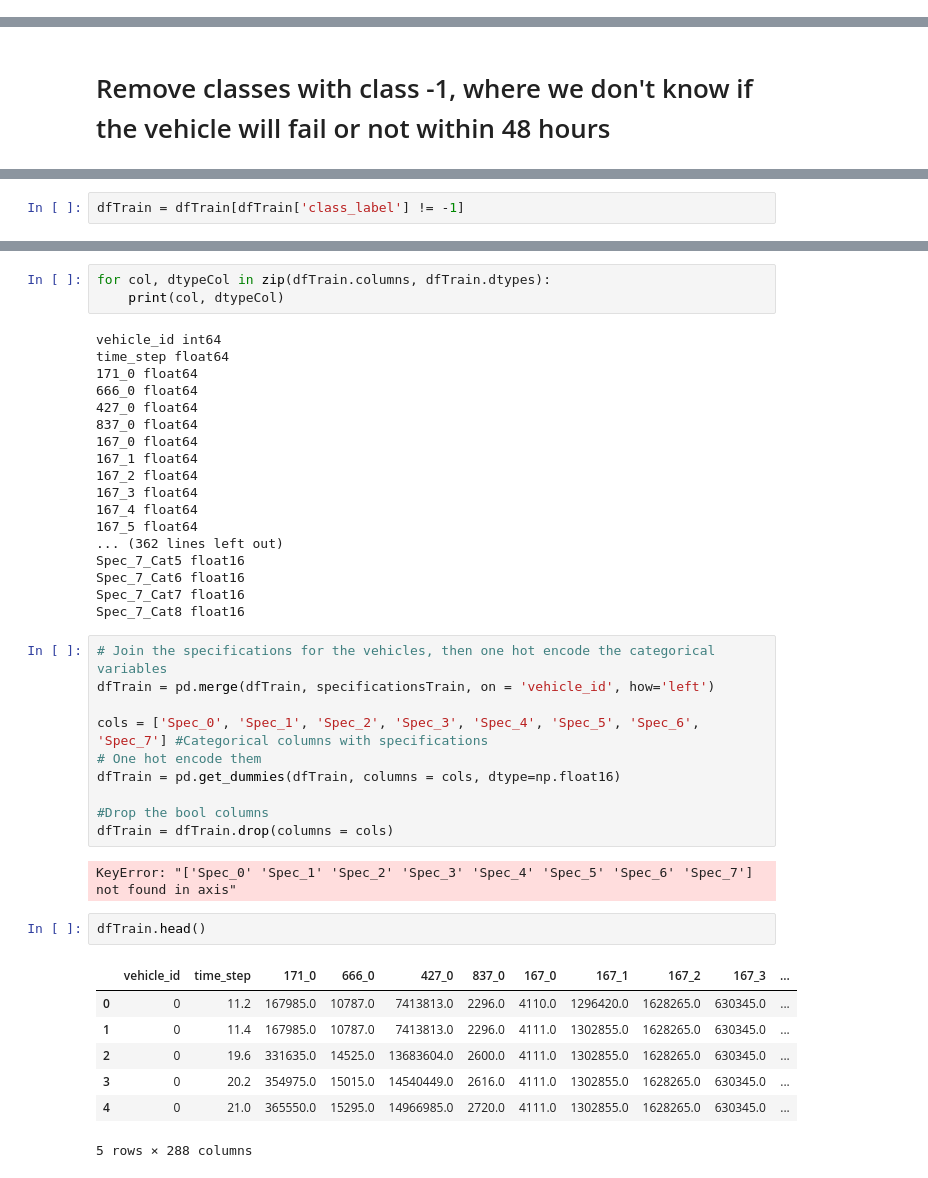
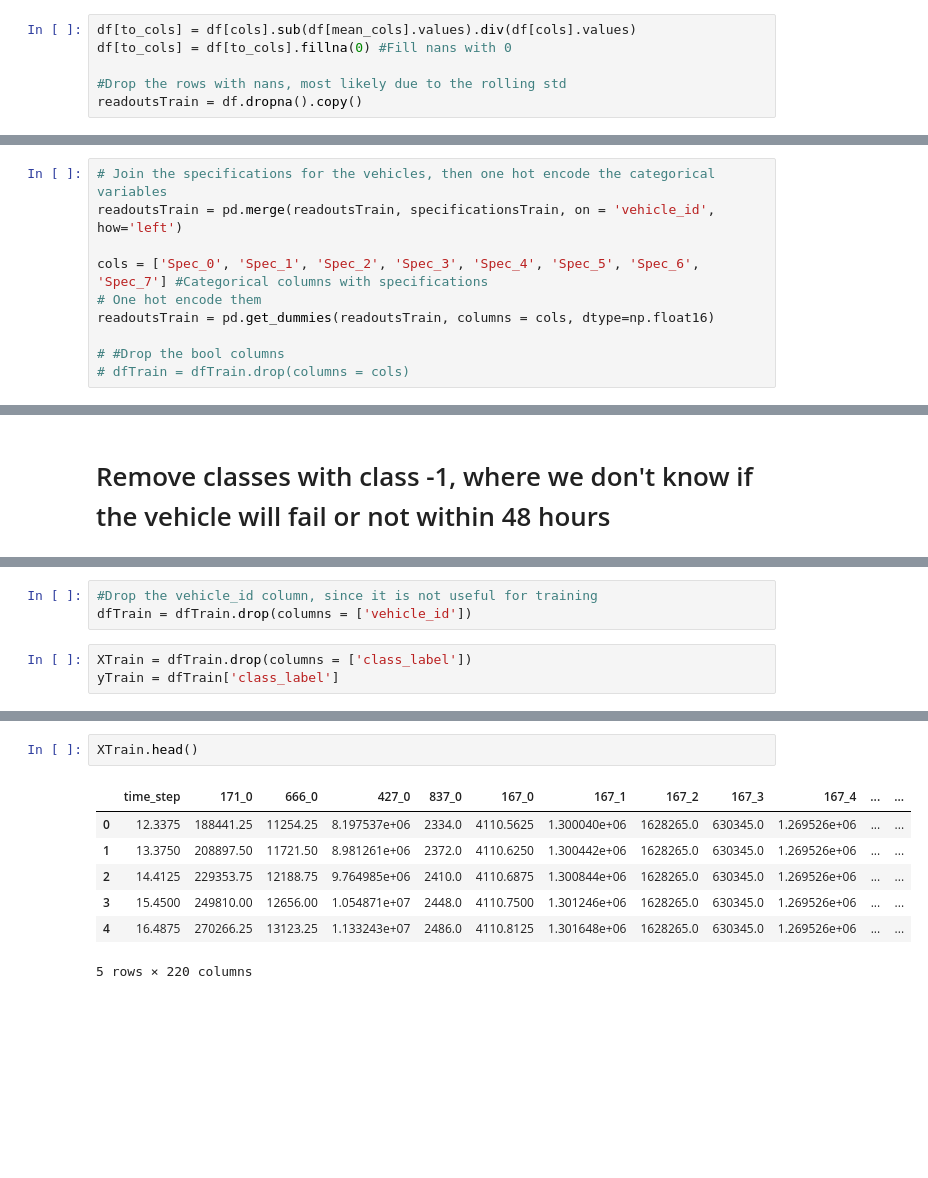
Before and after one commit to cerionXLII/ComponentX, a Jupyter notebook: src/componentX.ipynb, the cells around one changed output, grey strips where cells are left out. Cells and saved outputs as stored; diff of their text form; blank space fills up the shorter version.

```diff
--- a/src/componentX.ipynb
+++ b/src/componentX.ipynb
@@ -395,0 +442,6 @@ readoutsTrain.head()
+# %%
+df[to_cols] = df[cols].sub(df[mean_cols].values).div(df[cols].values)
+df[to_cols] = df[to_cols].fillna(0) #Fill nans with 0
+
+#Drop the rows with nans, most likely due to the rolling std
+readoutsTrain = df.dropna().copy()
@@ -395,0 +455,10 @@ readoutsTrain.head()
+# %%
+# Join the specifications for the vehicles, then one hot encode the categorical variables
+readoutsTrain = pd.merge(readoutsTrain, specificationsTrain, on = 'vehicle_id', how='left')
+
+cols = ['Spec_0', 'Spec_1', 'Spec_2', 'Spec_3', 'Spec_4', 'Spec_5', 'Spec_6', 'Spec_7'] #Categorical columns with specifications
+# One hot encode them
+readoutsTrain = pd.get_dummies(readoutsTrain, columns = cols, dtype=np.float16)
+
+# #Drop the bool columns
+# dfTrain = dfTrain.drop(columns = cols)
@@ -445,2 +540,6 @@ dfTrain.head()
+# %%
+#Drop the vehicle_id column, since it is not useful for training
+dfTrain = dfTrain.drop(columns = ['vehicle_id'])
 # %%
-dfTrain = dfTrain[dfTrain['class_label'] != -1]
+XTrain = dfTrain.drop(columns = ['class_label'])
+yTrain = dfTrain['class_label']
@@ -472,43 +546,10 @@ Index(['vehicle_id', 'time_step', '171_0', '666_0', '427_0', '837_0', '167_0',
-# %%
-for col, dtypeCol in zip(dfTrain.columns, dfTrain.dtypes):
-    print(col, dtypeCol)
-# %% [output]
-vehicle_id int64
-time_step float64
-171_0 float64
-666_0 float64
-427_0 float64
-837_0 float64
-167_0 float64
-167_1 float64
-167_2 float64
-167_3 float64
-167_4 float64
-167_5 float64
-... (362 lines left out)
-Spec_7_Cat5 float16
-Spec_7_Cat6 float16
-Spec_7_Cat7 float16
-Spec_7_Cat8 float16
-# %%
-# Join the specifications for the vehicles, then one hot encode the categorical variables
-dfTrain = pd.merge(dfTrain, specificationsTrain, on = 'vehicle_id', how='left')
-
-cols = ['Spec_0', 'Spec_1', 'Spec_2', 'Spec_3', 'Spec_4', 'Spec_5', 'Spec_6', 'Spec_7'] #Categorical columns with specifications
-# One hot encode them
-dfTrain = pd.get_dummies(dfTrain, columns = cols, dtype=np.float16)
-
-#Drop the bool columns
-dfTrain = dfTrain.drop(columns = cols)
-# %% [output]
-KeyError: "['Spec_0' 'Spec_1' 'Spec_2' 'Spec_3' 'Spec_4' 'Spec_5' 'Spec_6' 'Spec_7'] not found in axis"
 # %%
-dfTrain.head()
+XTrain.head()
 # %% [output]
-|  | vehicle_id | time_step | 171_0 | 666_0 | 427_0 | 837_0 | 167_0 | 167_1 | 167_2 | 167_3 | ... |
-| 0 | 0 | 11.2 | 167985.0 | 10787.0 | 7413813.0 | 2296.0 | 4110.0 | 1296420.0 | 1628265.0 | 630345.0 | ... |
-| 1 | 0 | 11.4 | 167985.0 | 10787.0 | 7413813.0 | 2296.0 | 4111.0 | 1302855.0 | 1628265.0 | 630345.0 | ... |
-| 2 | 0 | 19.6 | 331635.0 | 14525.0 | 13683604.0 | 2600.0 | 4111.0 | 1302855.0 | 1628265.0 | 630345.0 | ... |
-| 3 | 0 | 20.2 | 354975.0 | 15015.0 | 14540449.0 | 2616.0 | 4111.0 | 1302855.0 | 1628265.0 | 630345.0 | ... |
-| 4 | 0 | 21.0 | 365550.0 | 15295.0 | 14966985.0 | 2720.0 | 4111.0 | 1302855.0 | 1628265.0 | 630345.0 | ... |
+|  | time_step | 171_0 | 666_0 | 427_0 | 837_0 | 167_0 | 167_1 | 167_2 | 167_3 | 167_4 | ... | ... |
+| 0 | 12.3375 | 188441.25 | 11254.25 | 8.197537e+06 | 2334.0 | 4110.5625 | 1.300040e+06 | 1628265.0 | 630345.0 | 1.269526e+06 | ... | ... |
+| 1 | 13.3750 | 208897.50 | 11721.50 | 8.981261e+06 | 2372.0 | 4110.6250 | 1.300442e+06 | 1628265.0 | 630345.0 | 1.269526e+06 | ... | ... |
+| 2 | 14.4125 | 229353.75 | 12188.75 | 9.764985e+06 | 2410.0 | 4110.6875 | 1.300844e+06 | 1628265.0 | 630345.0 | 1.269526e+06 | ... | ... |
+| 3 | 15.4500 | 249810.00 | 12656.00 | 1.054871e+07 | 2448.0 | 4110.7500 | 1.301246e+06 | 1628265.0 | 630345.0 | 1.269526e+06 | ... | ... |
+| 4 | 16.4875 | 270266.25 | 13123.25 | 1.133243e+07 | 2486.0 | 4110.8125 | 1.301648e+06 | 1628265.0 | 630345.0 | 1.269526e+06 | ... | ... |
-5 rows × 288 columns
+5 rows × 220 columns
```
Also changed, not shown: parts of 35 cells of this notebook.
